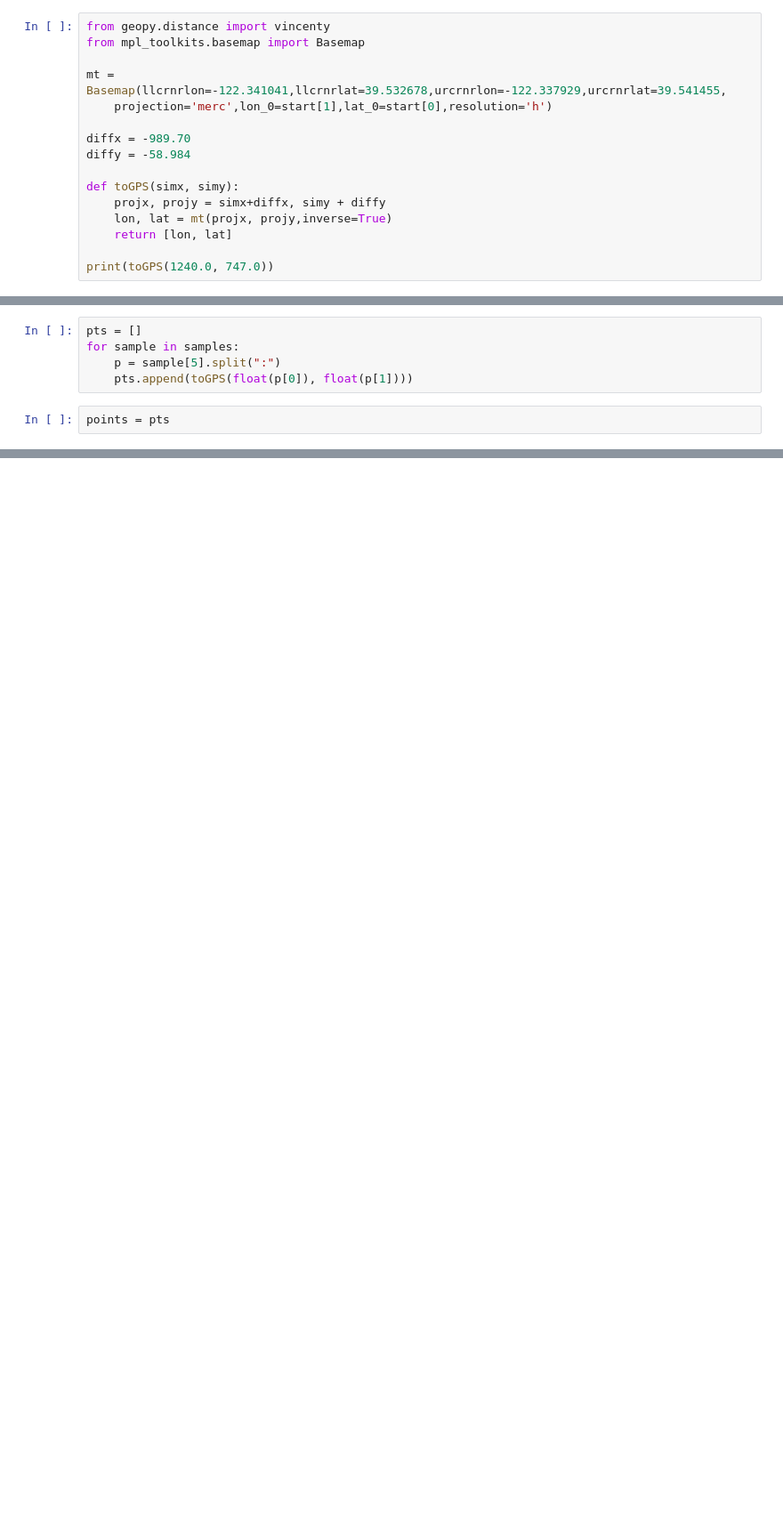
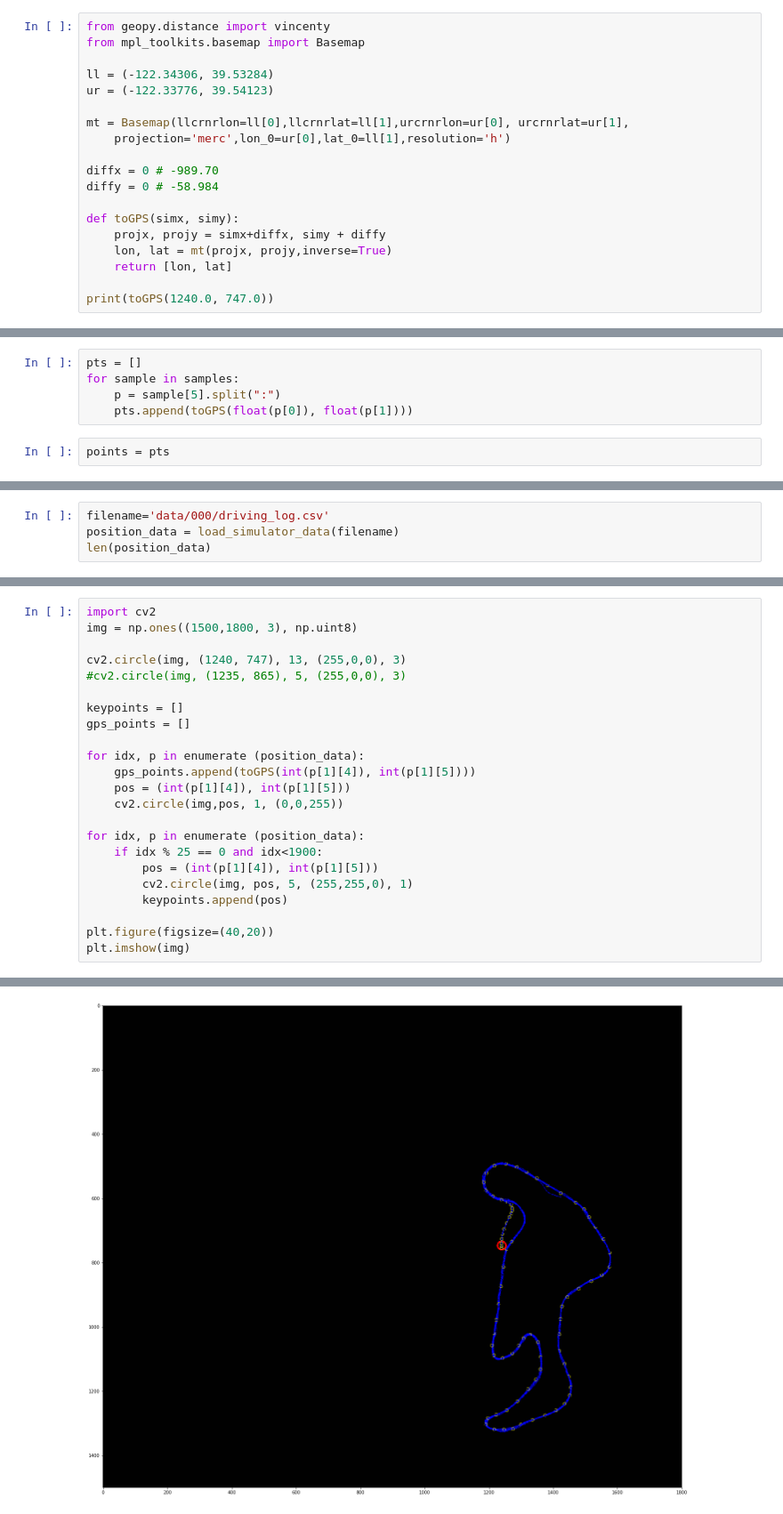
Before and after one commit to teamsoulless/thunderhill, a Jupyter notebook: path_planning/GPSTrack.ipynb, the cells around one changed output, grey strips where cells are left out. Shown at 89% size. Cells and saved outputs as stored; diff of their text form; blank space fills up the shorter version.

```diff
--- a/path_planning/GPSTrack.ipynb
+++ b/path_planning/GPSTrack.ipynb
@@ -395,11 +395,14 @@ plt.imshow(img)
 from geopy.distance import vincenty
 from mpl_toolkits.basemap import Basemap
 
-mt = Basemap(llcrnrlon=-122.341041,llcrnrlat=39.532678,urcrnrlon=-122.337929,urcrnrlat=39.541455,
-    projection='merc',lon_0=start[1],lat_0=start[0],resolution='h')
+ll = (-122.34306, 39.53284)
+ur = (-122.33776, 39.54123)
 
-diffx = -989.70
-diffy = -58.984
+mt = Basemap(llcrnrlon=ll[0],llcrnrlat=ll[1],urcrnrlon=ur[0], urcrnrlat=ur[1],
+    projection='merc',lon_0=ur[0],lat_0=ll[1],resolution='h')
+
+diffx = 0 # -989.70
+diffy = 0 # -58.984
 
 def toGPS(simx, simy):
     projx, projy = simx+diffx, simy + diffy
@@ -418,0 +433,4 @@ points = pts
+# %%
+filename='data/000/driving_log.csv'
+position_data = load_simulator_data(filename)
+len(position_data)
@@ -418,0 +439,24 @@ points = pts
+# %%
+import cv2
+img = np.ones((1500,1800, 3), np.uint8)
+
+cv2.circle(img, (1240, 747), 13, (255,0,0), 3)
+#cv2.circle(img, (1235, 865), 5, (255,0,0), 3)
+
+keypoints = []
+gps_points = []
+
+for idx, p in enumerate (position_data):
+    gps_points.append(toGPS(int(p[1][4]), int(p[1][5])))
+    pos = (int(p[1][4]), int(p[1][5]))
+    cv2.circle(img,pos, 1, (0,0,255))
+
+for idx, p in enumerate (position_data):
+    if idx % 25 == 0 and idx<1900:
+        pos = (int(p[1][4]), int(p[1][5]))
+        cv2.circle(img, pos, 5, (255,255,0), 1)
+        keypoints.append(pos)
+
+plt.figure(figsize=(40,20))
+plt.imshow(img)
+# %% [output]
@@ -418,0 +464 @@ points = pts
+[figure, added]
```
Also changed, not shown: parts of 9 cells of this notebook.
